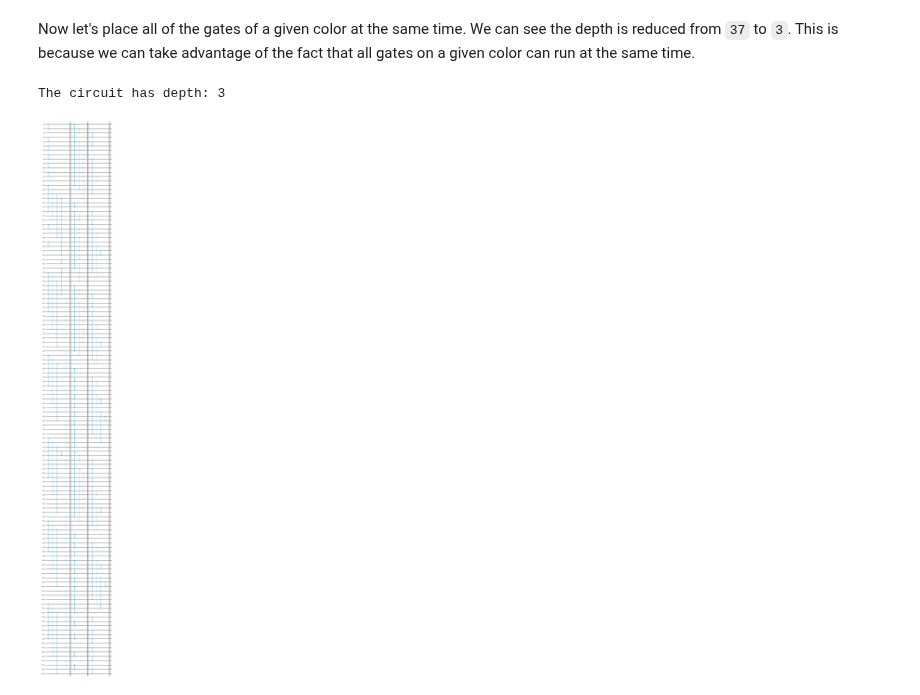
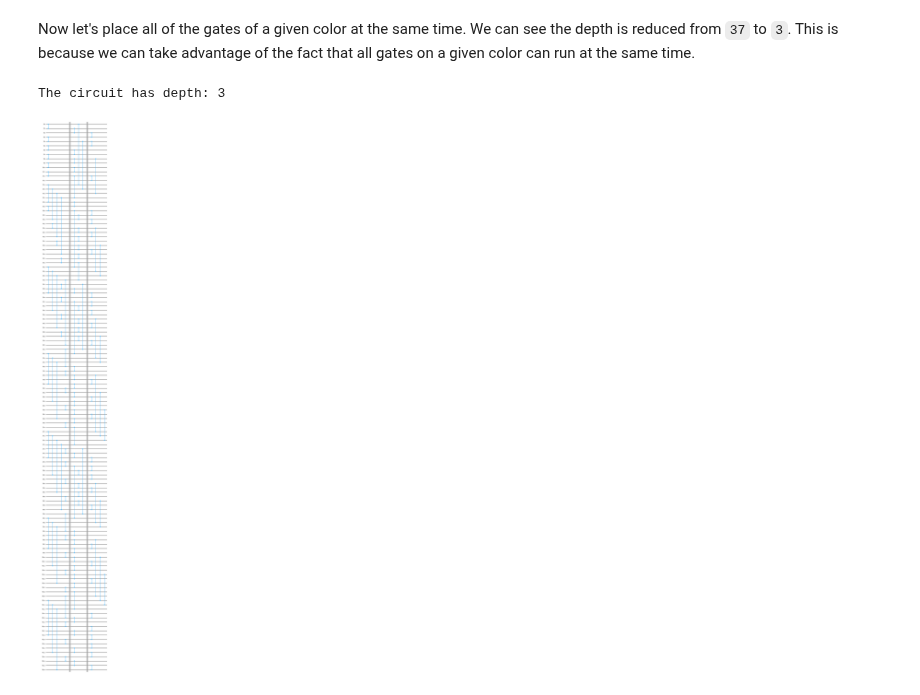
Before and after one commit to Qiskit/qiskit-addon-utils, a Jupyter notebook: docs/how_tos/color_device_edges_to_improve_depth.ipynb, the cells around one changed output. Saved outputs shown, nothing was run; the diff lists cells and outputs as text; code cells hidden in the pictures.

Commit message:
docs: use slice_by_depth in colored circuit, too

```diff
--- a/docs/how_tos/color_device_edges_to_improve_depth.ipynb
+++ b/docs/how_tos/color_device_edges_to_improve_depth.ipynb
@@ -74,20 +76,25 @@ Now let's place all of the gates of a given color at the same time. We can see t
 # %%
 from collections import defaultdict
 
 circuit = QuantumCircuit(backend.num_qubits)
 
 # Make a reverse coloring dict
 color_to_edge = defaultdict(list)
 for edge, color in coloring.items():
     color_to_edge[color].append(edge)
 
 # Place edges in order of color
 for edges in color_to_edge.values():
     for edge in edges:
         circuit.cz(edge[0], edge[1])
-    circuit.barrier()
+
 print(f'The circuit has depth: {circuit.depth(lambda x: x.name != "barrier")}')
+
+# Add barriers in depth-1 increments
+slices = slice_by_depth(circuit, max_slice_depth=1)
+circuit = combine_slices(slices, include_barriers=True)
+
 circuit.draw("mpl", fold=-1)
 # %% [output]
 The circuit has depth: 3
-[figure, old version]
+[figure, new version]
```
Also changed, not shown: parts of 2 cells of this notebook.
